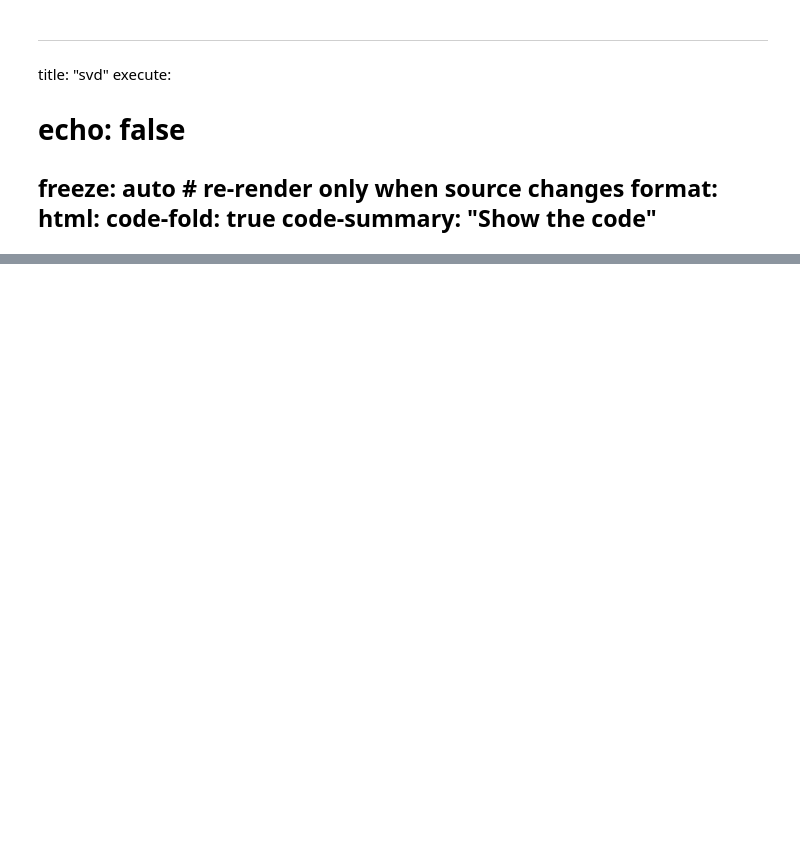
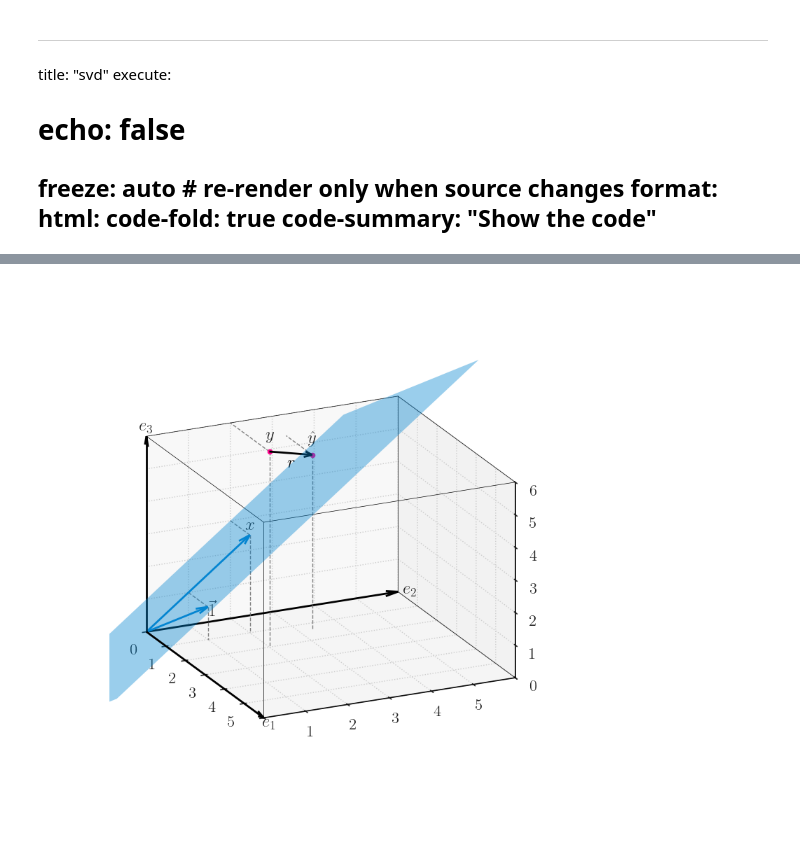
Before and after one commit to yairmau/statistics, a Jupyter notebook: svd/widget.ipynb, the cells around one changed output, grey strips where cells are left out. Drawn from its saved outputs; the diff is of its cells as text; code cells hidden in the pictures; blank space fills up the shorter version.

```diff
--- a/svd/widget.ipynb
+++ b/svd/widget.ipynb
@@ -31,7 +27,18 @@ The manim module is not an IPython extension.
+# %%
+origin = np.array([0, 0, 0])
+xhat = np.array([1, 0, 0])
+yhat = np.array([0, 1, 0])
+zhat = np.array([0, 0, 1])
+ones = np.array([1, 1, 1])
+x_data = np.array([1, 2, 3])
+y_data = np.array([2, 2, 6])
+lim = 6
 # %%
 fig, ax = plt.subplots(figsize=(8, 6))
 x = np.array([1, 2, 3])
 y = np.array([2, 2, 6])
+
+
 intercept = np.ones_like(x)
 
 # linear regression
@@ -46,4 +53,7 @@ ax.set(xlim=(0, 4),
        yticks=np.arange(0, 9, 1),
        xlabel='X-axis',
        ylabel='Y-axis');
+
+print(f"intercept: {intercept}, slope: {slope}")
+y_hat = intercept*ones + slope * x_data
 # %% [output]
@@ -54,0 +121,83 @@ intercept, slope
+# %%
+# 3d plot
+fig, ax = plt.subplots(subplot_kw={"projection": "3d"}, figsize=(8, 8))
+ax.set_proj_type('ortho')
+plt.rcParams.update({
+    "text.usetex": True,
+    "font.family": "serif",
+    "font.serif": ["Computer Modern Roman"],
+    "axes.unicode_minus": False  # so LaTeX minus signs render correctly
+})
+# Draw an arrow along the x-axis
+
+# draw the 3 axes
+custom_quiver(ax, origin, 6*xhat, color='black')
+custom_quiver(ax, origin, 6*yhat, color='black')
+custom_quiver(ax, origin, 6*zhat, color='black')
+
+# draw the two column vectors
+col_vector_color = 'xkcd:cerulean'
+custom_quiver(ax, origin, x_data, color=col_vector_color)
+custom_quiver(ax, origin, ones, color=col_vector_color)
+ax.text(x=x_data[0], y=x_data[1], z=x_data[2]+0.3, s=r'$x$', rotation=0, ha='center', va='center')
+ax.text(x=ones[0]+0.3, y=ones[1], z=ones[2], s=r'$\vec{1}$', rotation=0, ha='center', va='center')
+
+draw_projections(ax, x_data)
+draw_projections(ax, ones)
+
+ax.scatter(*y_data, color="xkcd:hot pink")
+draw_projections(ax, y_data)
+ax.scatter(*y_hat, color="xkcd:hot pink")
+draw_projections(ax, y_hat)
+
+ax.text(x=y_data[0], y=y_data[1], z=y_data[2]+0.5, s=r'$y$', rotation=0, ha='center', va='center')
+ax.text(x=y_hat[0], y=y_hat[1], z=y_hat[2]+0.5, s=r'$\hat{y}$', rotation=0, ha='center', va='center')
+# write "r" in between the two vectors
+custom_quiver(ax, y_data, y_hat, color="black")
+ax.text(x=(y_data[0] + y_hat[0]) / 2,
+        y=(y_data[1] + y_hat[1]) / 2,
+        z=(y_data[2] + y_hat[2]) / 2 - 0.3,
+        s=r'$r$', rotation=0, ha='center', va='center', color='black')
+
+ax.set(xlim3d=(0, lim),
+       ylim3d=(0, lim),
+       zlim3d=(0, lim),
+       xticks=np.array([0,1,2,3,4,5,6]),
+       yticks=np.array([0,1,2,3,4,5,6]),
+       zticks=np.array([0,1,2,3,4,5,6]),
+       xticklabels=[0,1,2,3,4,5, None],
+       yticklabels=[None,1,2,3,4,5, None],
+            )
+draw_bounding_cube(ax)
+ax.text(x=lim+0.3, y=0, z=0, s=r'$e_1$', rotation=0, ha='center', va='center')
+ax.text(x=0, y=lim+0.3, z=0, s=r'$e_2$', rotation=0, ha='center', va='center')
+ax.text(x=0, y=0, z=lim+0.3, s=r'$e_3$', rotation=0, ha='center', va='center')
+
+ax.xaxis._axinfo["grid"]['linestyle'] = ':'
+ax.yaxis._axinfo["grid"]['linestyle'] = ':'
+ax.zaxis._axinfo["grid"]['linestyle'] = ':'
+
+# plot plane defined by the two vectors
+# create meshgrid coefficients (s, t)
+s = np.linspace(-1, 1.2, 10)
+t = np.linspace(-1, 2.5, 10)
+S, T = np.meshgrid(s, t)
+
+# compute coordinates of the plane points
+X = S * ones[0] + T * x_data[0]
+Y = S * ones[1] + T * x_data[1]
+Z = S * ones[2] + T * x_data[2]
+
+# plot the plane
+ax.plot_surface(X, Y, Z, alpha=0.4,
+                color='xkcd:cerulean', edgecolor='none', shade=False,
+                rstride=15,
+                cstride=15)
+
+ax.view_init(elev=20,  # elevation angle in degrees (up–down)
+             azim=-25    # azimuth angle in degrees (left–right, around the z-axis)
+             )
+
+fig.savefig("3dplot_C.png", dpi=300, bbox_inches='tight')
+# %% [output]
+[figure, added]
```
Also changed, not shown: parts of 5 cells of this notebook, 26 other files.
